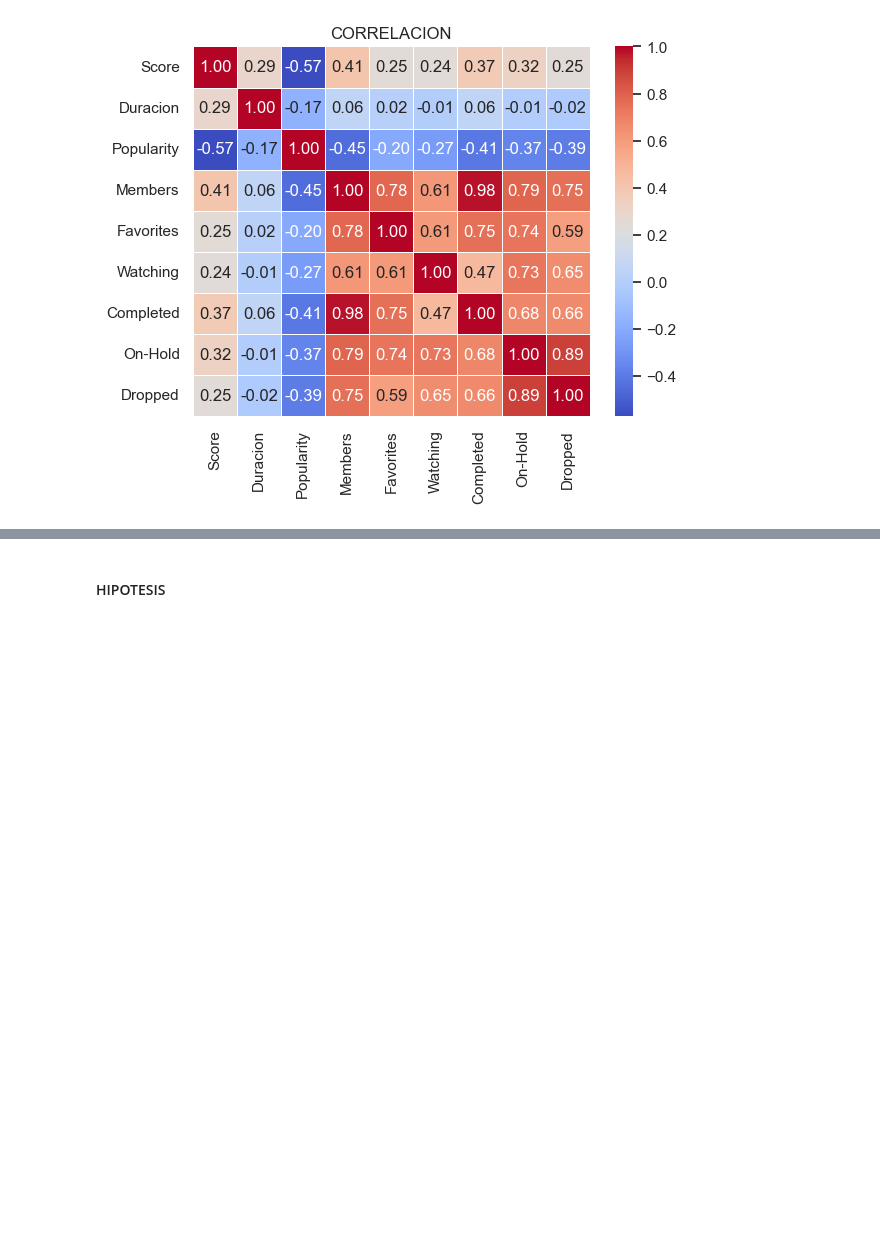
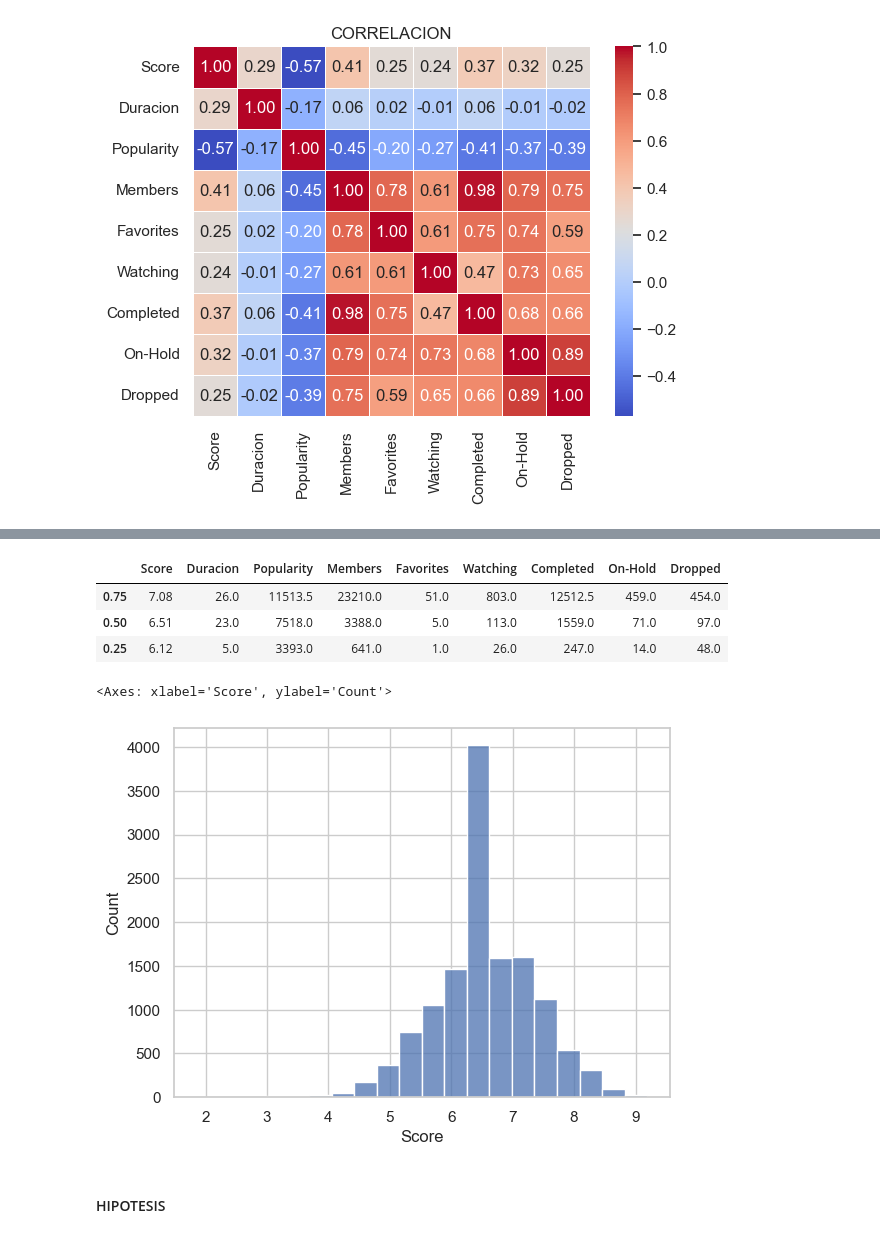
Before and after one commit to AmyGaarcia/DS_PT_09_2023, a Jupyter notebook: Data_Analysis/EDA/EDA_definitivo_anime.ipynb, the cells around one changed output, grey strips where cells are left out. Drawn from its saved outputs; the diff is of its cells as text; code cells hidden in the pictures; blank space fills up the shorter version.

```diff
--- a/Data_Analysis/EDA/EDA_definitivo_anime.ipynb
+++ b/Data_Analysis/EDA/EDA_definitivo_anime.ipynb
@@ -958,3 +1073,15 @@ plt.show()
+# %%
+num_col.quantile(q=[0.75, 0.50,  0.25]).transpose().rename
+# %% [output]
+|  | Score | Duracion | Popularity | Members | Favorites | Watching | Completed | On-Hold | Dropped |
+| 0.75 | 7.08 | 26.0 | 11513.5 | 23210.0 | 51.0 | 803.0 | 12512.5 | 459.0 | 454.0 |
+| 0.50 | 6.51 | 23.0 | 7518.0 | 3388.0 | 5.0 | 113.0 | 1559.0 | 71.0 | 97.0 |
+| 0.25 | 6.12 | 5.0 | 3393.0 | 641.0 | 1.0 | 26.0 | 247.0 | 14.0 | 48.0 |
+# %%
+sns.histplot(data=anime_EDA, x="Score",'' bins= 20)
+# %% [output]
+<Axes: xlabel='Score', ylabel='Count'>
+[figure, added]
 # %% [markdown]
 #### HIPOTESIS
 # %% [markdown]
```
Also changed, not shown: parts of 12 cells of this notebook.
